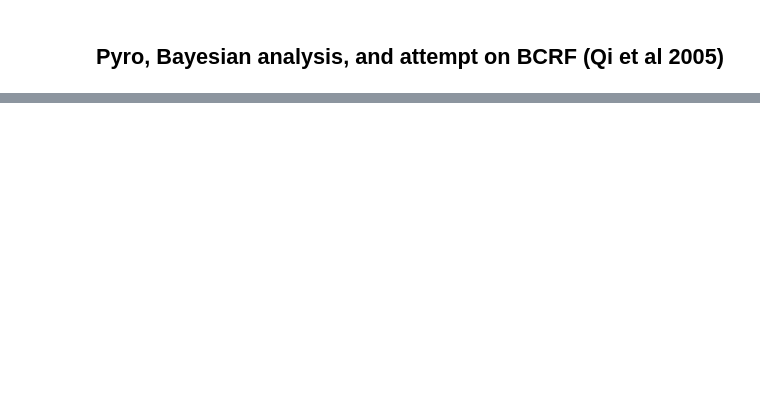
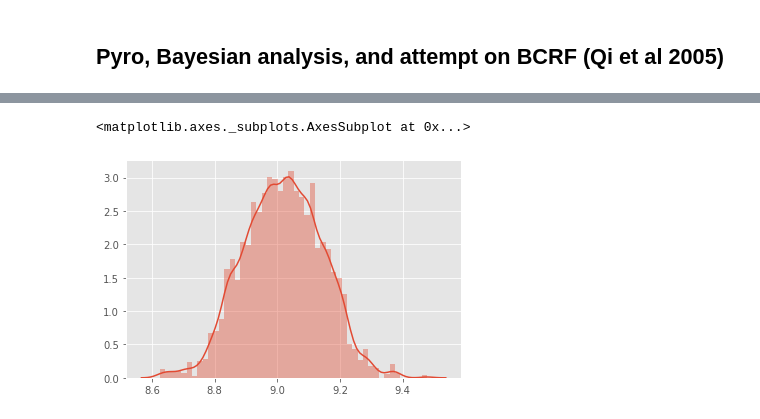
Before and after one commit to minggli/python-pp, a Jupyter notebook: bcrf_test_2.ipynb, the cells around one changed output, grey strips where cells are left out. Saved outputs shown, nothing was run; the diff lists cells and outputs as text; code cells hidden in the pictures; blank space fills up the shorter version.

```diff
--- a/bcrf_test_2.ipynb
+++ b/bcrf_test_2.ipynb
@@ -92,0 +100,5 @@ auto_scale tensor([0.1713, 0.0415, 0.0728, 0.0754], grad_fn=<AddBackward0>)
+# %%
+sns.distplot(posterior_bias.sample((10000, )))
+# %% [output]
+<matplotlib.axes._subplots.AxesSubplot at 0x...>
+[figure, added]
```
Also changed, not shown: parts of 18 cells of this notebook.
